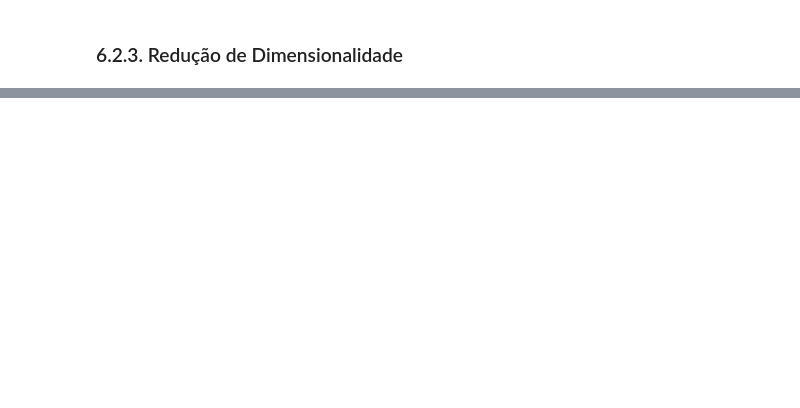
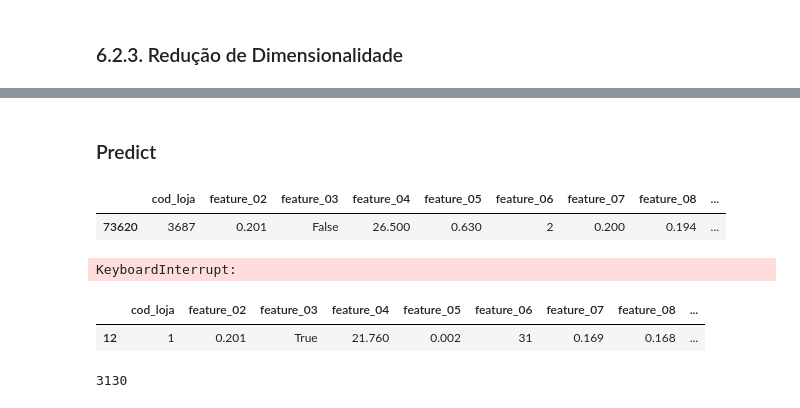
Before and after one commit to lucas-hattori-costa/Hackathon, a Jupyter notebook: Hackathon Big Data.ipynb, the cells around one changed output, grey strips where cells are left out. Drawn from its saved outputs; the diff is of its cells as text; code cells hidden in the pictures; blank space fills up the shorter version.

```diff
--- a/Hackathon Big Data.ipynb
+++ b/Hackathon Big Data.ipynb
@@ -1194,0 +1294,7 @@ ValueError: Input contains NaN, infinity or a value too large for dtype('float64
+# %% [markdown]
+### Predict
+# %%
+df5.loc[(df5['cod_loja'] == loja) & (df5['offset_date'] == 1)]
+# %% [output]
+|  | cod_loja | feature_02 | feature_03 | feature_04 | feature_05 | feature_06 | feature_07 | feature_08 | ... |
+| 73620 | 3687 | 0.201 | False | 26.500 | 0.630 | 2 | 0.200 | 0.194 | ... |
@@ -1194,0 +1304,18 @@ ValueError: Input contains NaN, infinity or a value too large for dtype('float64
+# %%
+janeiros = {}
+for loja in df5['cod_loja'].unique():
+    close_jan = df5.loc[(df5['cod_loja'] == loja)]['offset_date'].min()
+
+    df_jan = df5.loc[(df5['cod_loja'] == loja) & (df5['offset_date'] == close_jan)]
+
+    df_jan['offset_date'] = 25
+    df_jan['receita_lag1'] = df5.loc[(df5['cod_loja'] == loja) & (df5['offset_date'] <= 24), 'receita']
+    df_jan['receita_lag12'] = df5.loc[(df5['cod_loja'] == loja) & (df5['offset_date'] <= 13), 'receita']
+    for categ in categs:
+        df_jan[f'{categ}_lag1'] = df4.loc[(df4['cod_loja'] == loja) & (df4['offset_date'] <= 24), categ]
+        df_jan[f'{categ}_lag12'] = df4.loc[(df4['cod_loja'] == loja) & (df4['offset_date'] <= 13), categ]
+
+    janeiro = reg_hyp.predict(df_jan.drop(columns = ['cod_loja', 'receita', 'CATEG_16_lag12', 'CATEG_16_lag1', 'CATEG_15_lag1', 'CATEG_15_lag12']))
+    janeiros[loja] = janeiro
+# %% [output]
+KeyboardInterrupt:
@@ -1194,0 +1324,9 @@ ValueError: Input contains NaN, infinity or a value too large for dtype('float64
+# %%
+df5.loc[(df5['cod_loja'] == '1') & (df5['offset_date'] == 13)]
+# %% [output]
+|  | cod_loja | feature_02 | feature_03 | feature_04 | feature_05 | feature_06 | feature_07 | feature_08 | ... |
+| 12 | 1 | 0.201 | True | 21.760 | 0.002 | 31 | 0.169 | 0.168 | ... |
+# %%
+df5['cod_loja'].nunique()
+# %% [output]
+3130
```
Also changed, not shown: parts of 27 cells of this notebook.
